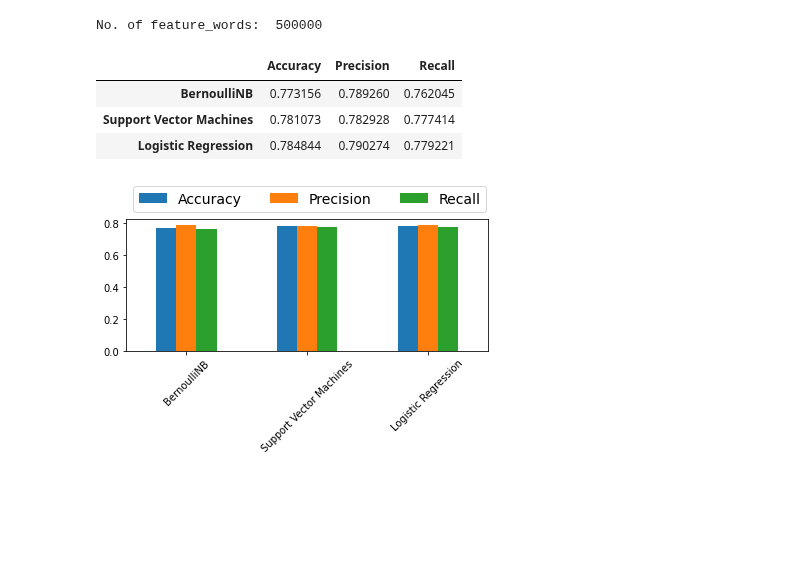
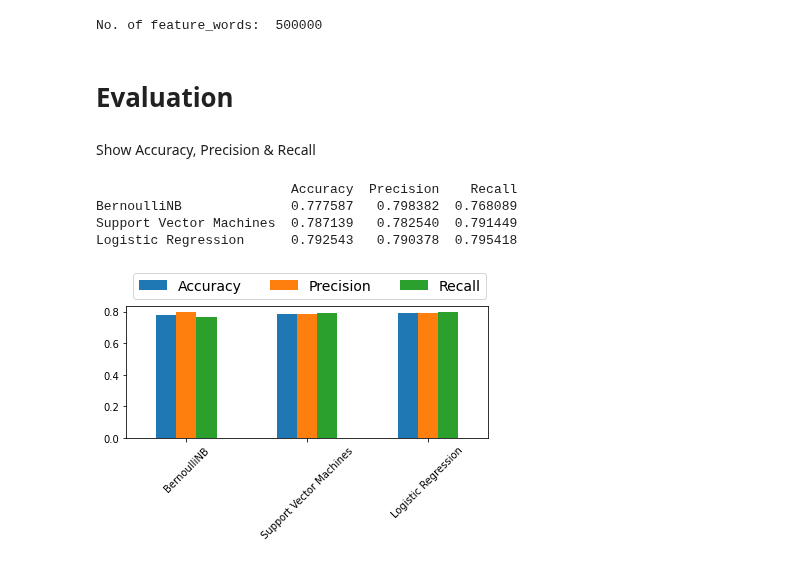
Before and after one commit to claredavies/MachineLearningCoursework, a Jupyter notebook: Assignment2/MachineLearningAssignment2SentimentAnalysis.ipynb, the cells around one changed output. Cells and saved outputs as stored; diff of their text form; code cells hidden in the pictures; blank space fills up the shorter version.

```diff
--- a/Assignment2/MachineLearningAssignment2SentimentAnalysis.ipynb
+++ b/Assignment2/MachineLearningAssignment2SentimentAnalysis.ipynb
@@ -135,19 +135,18 @@ print(dataset['tweet_text'].head(10))
 Name: tweet_text, dtype: object
 # %%
-stopwordlist = ['a', 'about', 'above', 'after', 'again', 'ain', 'all', 'am', 'an',
+stopwordlist = ['a', 'about',  'am', 'an',
              'and','any','are', 'as', 'at', 'be', 'because', 'been', 'before',
-             'being', 'below', 'between','both', 'by', 'can', 'd', 'did', 'do',
-             'does', 'doing', 'down', 'during', 'each','few', 'for', 'from',
+             'being', 'between','both', 'by', 'd', 'did', 'do',
+             'does', 'doing', 'during', 'each', 'for', 'from',
              'further', 'had', 'has', 'have', 'having', 'he', 'her', 'here',
              'hers', 'herself', 'him', 'himself', 'his', 'how', 'i', 'if', 'in',
              'into','is', 'it', 'its', 'itself', 'just', 'll', 'm', 'ma',
-             'me', 'more', 'most','my', 'myself', 'now', 'o', 'of', 'on', 'once',
-             'only', 'or', 'other', 'our', 'ours','ourselves', 'out', 'own', 're','s', 'same', 'she', "shes", 'should', "shouldve",'so', 'some', 'such',
+             'me','my', 'myself', 'now', 'o', 'of', 'on', 'once',
+             'only', 'or', 'other', 'our', 'ours','ourselves', 'out', 'own', 're','s', 'same', 'she', "shes",'so', 'some', 'such',
              't', 'than', 'that', "thatll", 'the', 'their', 'theirs', 'them',
              'themselves', 'then', 'there', 'these', 'they', 'this', 'those',
-             'through', 'to', 'too','under', 'until', 'up', 've', 'very', 'was',
-             'we', 'were', 'what', 'when', 'where','which','while', 'who', 'whom',
-             'why', 'will', 'with', 'won', 'y', 'you', "youd","youll", "youre",
+             'through', 'to', 'too', 'up', 've', 'was',
+             'we', 'were', 'what', 'when', 'where','which','while', 'who', 'whom', 'will', 'with', 'y', 'you', "youd","youll", "youre",
              "youve", 'your', 'yours', 'yourself', 'yourselves']
 # %%
 STOPWORDS = set(stopwordlist)
@@ -349,7 +348,7 @@ Name: tweet_text_untokenised, dtype: object
 X=dataset.tweet_text_untokenised
 y=dataset.target
 # %%
-X_train, X_test, y_train, y_test = train_test_split(X,y,test_size = 0.05, random_state =26105111)
+X_train, X_test, y_train, y_test = train_test_split(X,y,test_size = 0.15, random_state =0)
 # %% [markdown]
 Turn Sentences into numerica data
 # %%
@@ -390,37 +371,39 @@ models['Logistic Regression'] = LogisticRegression(C = 2, max_iter = 1000, n_job
 # %%
 from sklearn.metrics import accuracy_score, precision_score, recall_score
 
-accuracy, precision, recall = {}, {}, {}
+accuracy, precision, recall, predictions = {}, {}, {}, {}
 
 for key in models.keys():
 
     # Fit the classifier model
     models[key].fit(X_train, y_train)
-
     # Prediction
-    predictions = models[key].predict(X_test)
+    predictions[key] = models[key].predict(X_test)
 
     # Calculate Accuracy, Precision and Recall Metrics
-    accuracy[key] = accuracy_score(predictions, y_test)
-    precision[key] = precision_score(predictions, y_test)
-    recall[key] = recall_score(predictions, y_test)
+    accuracy[key] = accuracy_score(predictions[key], y_test)
+    precision[key] = precision_score(predictions[key], y_test)
+    recall[key] = recall_score(predictions[key], y_test)
+# %% [markdown]
+# Evaluation
+# %% [markdown]
+Show Accuracy, Precision & Recall
 # %%
 import pandas as pd
 
 df_model = pd.DataFrame(index=models.keys(), columns=['Accuracy', 'Precision', 'Recall'])
 df_model['Accuracy'] = accuracy.values()
 df_model['Precision'] = precision.values()
 df_model['Recall'] = recall.values()
 
-df_model
+print(df_model)
+
+ax  = df_model.plot.bar(rot=45)
+ax.legend(ncol= len(models.keys()), bbox_to_anchor=(0, 1), loc='lower left', prop={'size': 14})
+plt.tight_layout()
 # %% [output]
-|  | Accuracy | Precision | Recall |
-| BernoulliNB | 0.773156 | 0.789260 | 0.762045 |
-| Support Vector Machines | 0.781073 | 0.782928 | 0.777414 |
-| Logistic Regression | 0.784844 | 0.790274 | 0.779221 |
+                         Accuracy  Precision    Recall
+BernoulliNB              0.777587   0.798382  0.768089
+Support Vector Machines  0.787139   0.782540  0.791449
+Logistic Regression      0.792543   0.790378  0.795418
+[figure, added]
-# %%
-ax  = df_model.plot.bar(rot=45)
-ax.legend(ncol= len(models.keys()), bbox_to_anchor=(0, 1), loc='lower left', prop={'size': 14})
-plt.tight_layout()
-# %% [output]
-[figure, removed]
```
Also changed, not shown: parts of 17 cells of this notebook.
